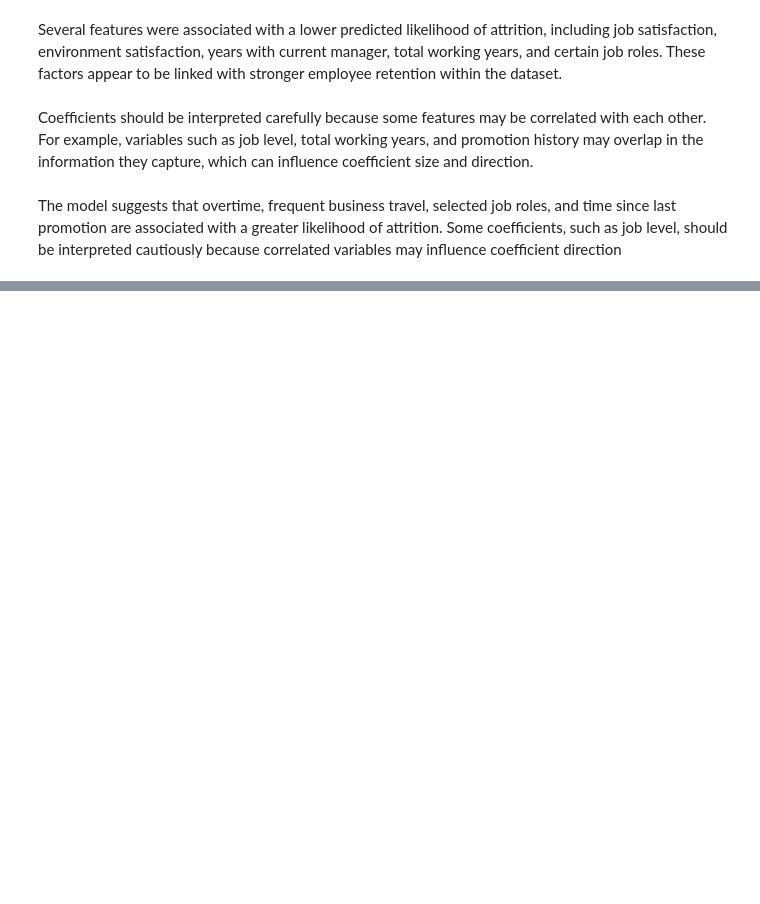
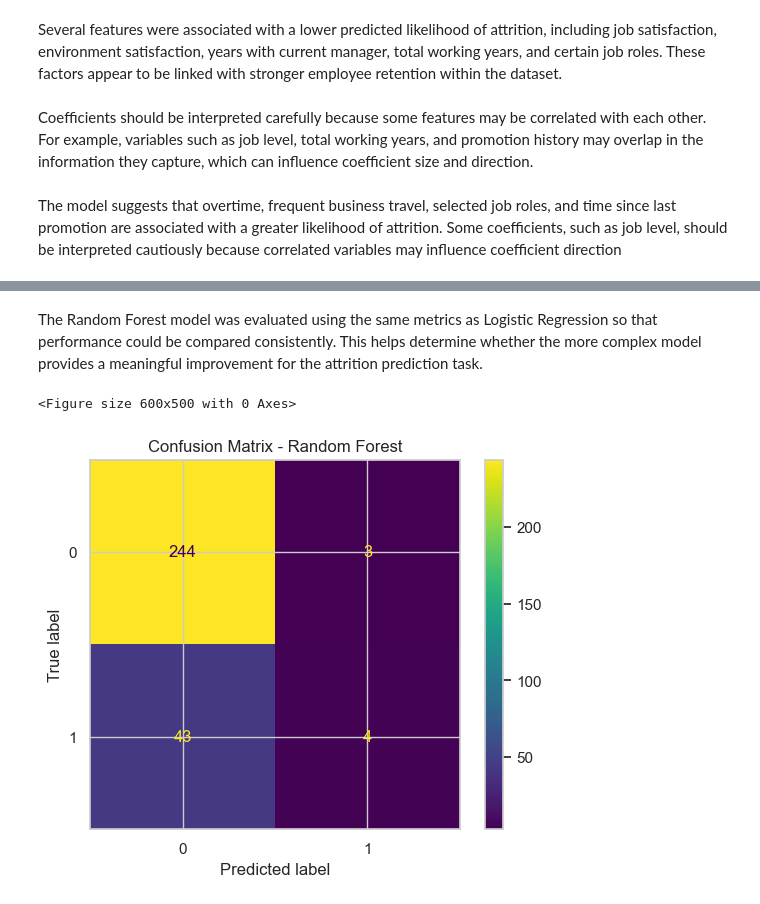
Before and after one commit to RNB1993/predictive-employee-attrition-modelling, a Jupyter notebook: jupyter_notebooks/03_ML.ipynb, the cells around one changed output, grey strips where cells are left out. Cells and saved outputs as stored; diff of their text form; code cells hidden in the pictures; blank space fills up the shorter version.

```diff
--- a/jupyter_notebooks/03_ML.ipynb
+++ b/jupyter_notebooks/03_ML.ipynb
@@ -283,0 +422,16 @@ A supervised machine learning approach was used to predict employee attrition. T
+# %%
+rf_pipeline = Pipeline(steps=[
+    ("preprocessor", preprocessor),
+    ("model", RandomForestClassifier(
+        n_estimators=300,
+        random_state=42,
+        class_weight="balanced"
+    ))
+])
+
+rf_pipeline.fit(X_train, y_train)
+
+rf_pred = rf_pipeline.predict(X_test)
+rf_prob = rf_pipeline.predict_proba(X_test)[:, 1]
+
+print("Random Forest model training complete.")
@@ -283,0 +479,10 @@ A supervised machine learning approach was used to predict employee attrition. T
+# %% [markdown]
+The Random Forest model was evaluated using the same metrics as Logistic Regression so that performance could be compared consistently. This helps determine whether the more complex model provides a meaningful improvement for the attrition prediction task.
+# %%
+plt.figure(figsize=(6, 5))
+ConfusionMatrixDisplay.from_predictions(y_test, rf_pred)
+plt.title("Confusion Matrix - Random Forest")
+plt.show()
+# %% [output]
+<Figure size 600x500 with 0 Axes>
+[figure, added]
```
Also changed, not shown: parts of 36 cells of this notebook.
